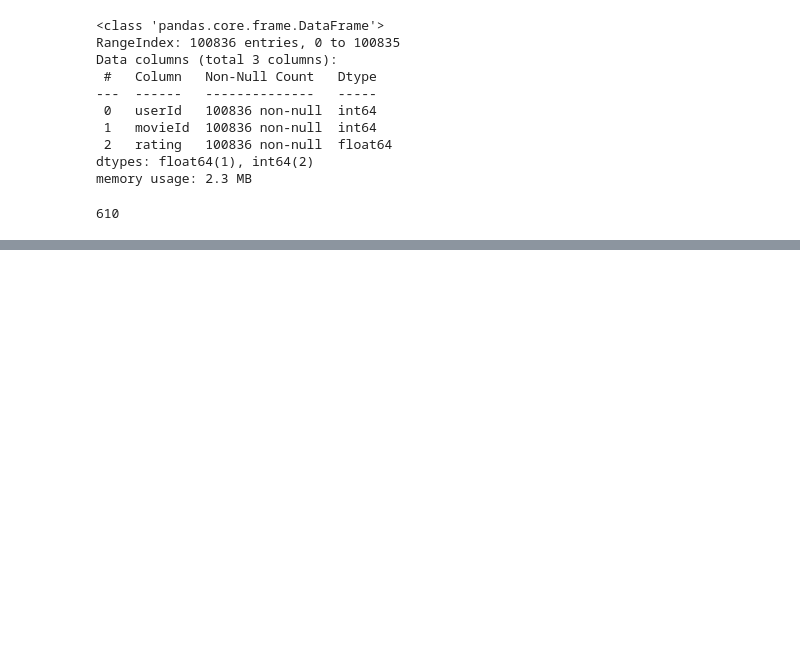
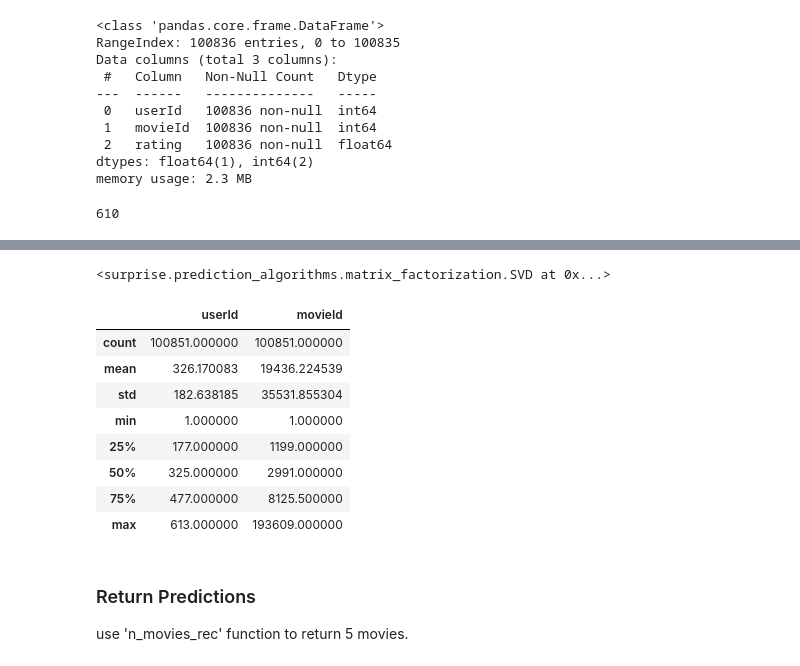
Before and after one commit to ceflynn/Movie-Recommendation-System, a Jupyter notebook: student.ipynb, the cells around one changed output, grey strips where cells are left out. Drawn from its saved outputs; the diff is of its cells as text; code cells hidden in the pictures; blank space fills up the shorter version.

```diff
--- a/student.ipynb
+++ b/student.ipynb
@@ -917,18 +933,21 @@ def new_user_ratings(movies,n,genre=None):
 
     #list to store the new ratings
     ratings = []
+
     #use while loop to get n ratings from our survey_movies
     while n > 0:
+        print('movies left to rank:',n,len(ratings))
         # select a sample movie
         movie = to_be_rated.sample(1)
         print(movie)
-        rating = input("Rate the movie from 1-5.  enter 'n' if you haven't seen the film")
+        rating = input("Rate the movie from 1-5.  enter 'x' if you haven't seen the film ")
         # make sure user enters an acceptable value
-        if rating not in [1,2,3,4,5]:
+        if rating not in ['1','2','3','4','5']:
             continue
         else:
             #need to use column names from rate_df
-            rated = {'userId':user_id,'movieId':to_be_rated['movieId'].values[0],'rating':rating}
+            rated = {'userId':user_id,'movieId':movie['movieId'].values[0],'rating':rating}
             ratings.append(rated)
             n -=1
-    return ratings
+
+    return pd.DataFrame(ratings)
@@ -936,0 +954,3 @@ new_user_ratings(survey_movies,5)
+# %%
+new_ratings = new_user_ratings(sm_df,5)
+new_ratings
@@ -936,0 +994,8 @@ new_user_ratings(survey_movies,5)
+# %%
+#define function to add movies to the Data - read into surprise
+def add_ratings(new_rate, existing_data):
+    existing_data = pd.concat([new_rate, existing_data],ignore_index=True)
+    updated_ratings = Dataset.load_from_df(existing_data,reader)
+    rate_df = existing_data
+    #return both the dataframe and surprise dataframe
+    return existing_data,updated_ratings
@@ -936,0 +1007,22 @@ new_user_ratings(survey_movies,5)
+# %%
+#fit the model using the add_ratings function
+best_svd = SVD(n_factors=60, reg_all=0.075, lr_all=0.01, random_state=42)
+ratings,surprise_ratings = add_ratings(new_ratings,rate_df)
+best_svd.fit(surprise_ratings.build_full_trainset())
+# %% [output]
+<surprise.prediction_algorithms.matrix_factorization.SVD at 0x...>
+# %%
+ratings.describe()
+# %% [output]
+|  | userId | movieId |
+| count | 100851.000000 | 100851.000000 |
+| mean | 326.170083 | 19436.224539 |
+| std | 182.638185 | 35531.855304 |
+| min | 1.000000 | 1.000000 |
+| 25% | 177.000000 | 1199.000000 |
+| 50% | 325.000000 | 2991.000000 |
+| 75% | 477.000000 | 8125.500000 |
+| max | 613.000000 | 193609.000000 |
+# %% [markdown]
+### Return Predictions
+use 'n_movies_rec' function to return 5 movies.
```
Also changed, not shown: parts of 34 cells of this notebook.
